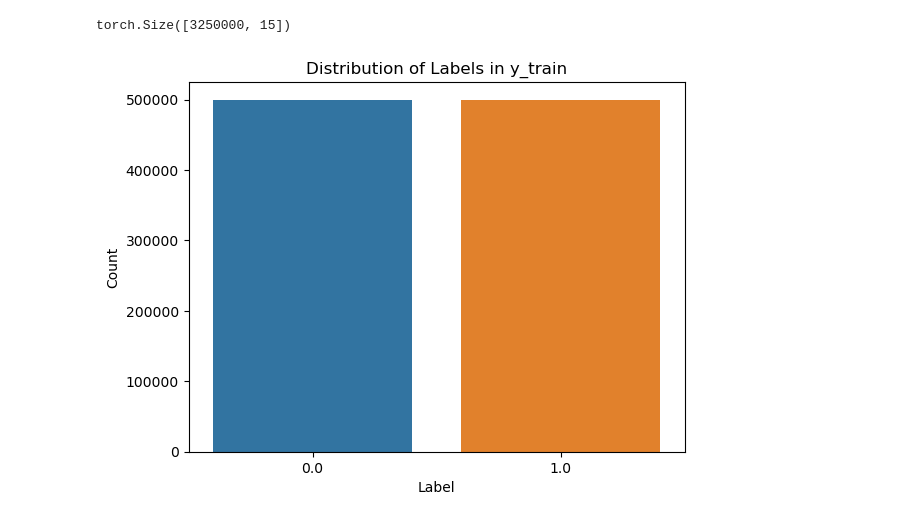
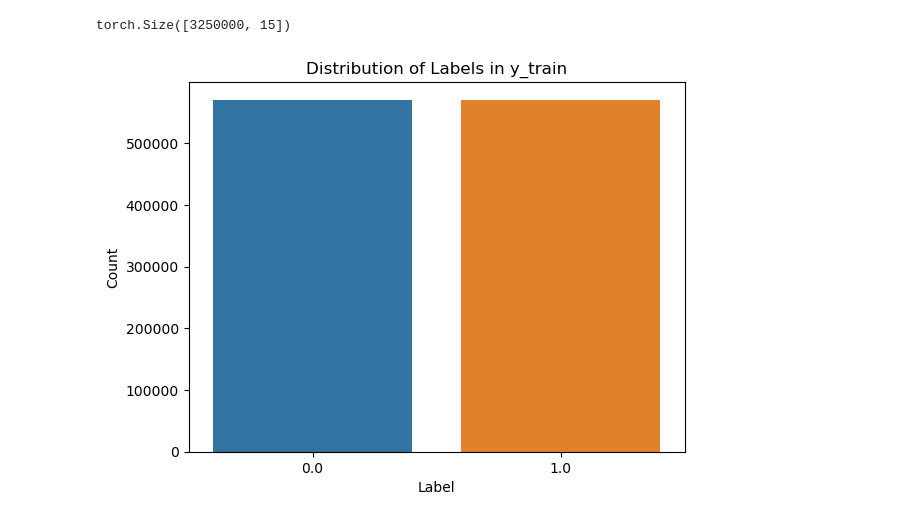
Before and after one commit to VictorGhosh/ML-Sandbox, a Jupyter notebook: cancer/cancer.ipynb, the cells around one changed output. Drawn from its saved outputs; the diff is of its cells as text; code cells hidden in the pictures.

```diff
--- a/cancer/cancer.ipynb
+++ b/cancer/cancer.ipynb
@@ -154,32 +153,35 @@ print(X.shape)
 # %% [output]
 torch.Size([3250000, 15])
 # %%
-X_train, X_test, y_train, y_test = train_test_split(X, y, test_size=0.3)
+# Split tensors
+X_train, X_test, y_train, y_test = train_test_split(X, y, test_size=0.2)
 
+# Undersampling
 undersampler = RandomUnderSampler(sampling_strategy='auto')
 X_train, y_train = undersampler.fit_resample(X_train.cpu().numpy(), y_train.cpu().numpy())
 
-# Graphic
+# Graphic to check sampling
 y_train_resampled_df = pd.DataFrame(y_train, columns=['label'])
 sns.countplot(x='label', data=y_train_resampled_df)
 plt.title('Distribution of Labels in y_train')
 plt.xlabel('Label')
 plt.ylabel('Count')
 plt.show()
 
-X_train = torch.tensor(X_train, dtype=torch.float32).to(device)
-y_train = torch.tensor(y_train, dtype=torch.float32).to(device)
+X_train = torch.tensor(X_train, dtype=torch.float32)
+y_train = torch.tensor(y_train, dtype=torch.float32)
 
+# Seperate cagagotical and numarical
 cat_indices = [df.columns.get_loc(col) for col in ['country_code', 'cancer_stage', 'smoking_status']]
 num_indices = [i for i in range(X.shape[1]) if i not in cat_indices]
 
 X_train_cat = X_train[:, cat_indices].long()
 X_train_num = X_train[:, num_indices]
 
 X_test_cat = X_test[:, cat_indices].long()
 X_test_num = X_test[:, num_indices]
 # %% [output]
-[figure, old version]
+[figure, new version]
 # %%
 class Model(nn.Module):
     def __init__(self, num_countries, num_cancer_stages, num_smoking_statuses, embedding_dim, num_numerical_features):
```
Also changed, not shown: parts of 7 cells of this notebook.
